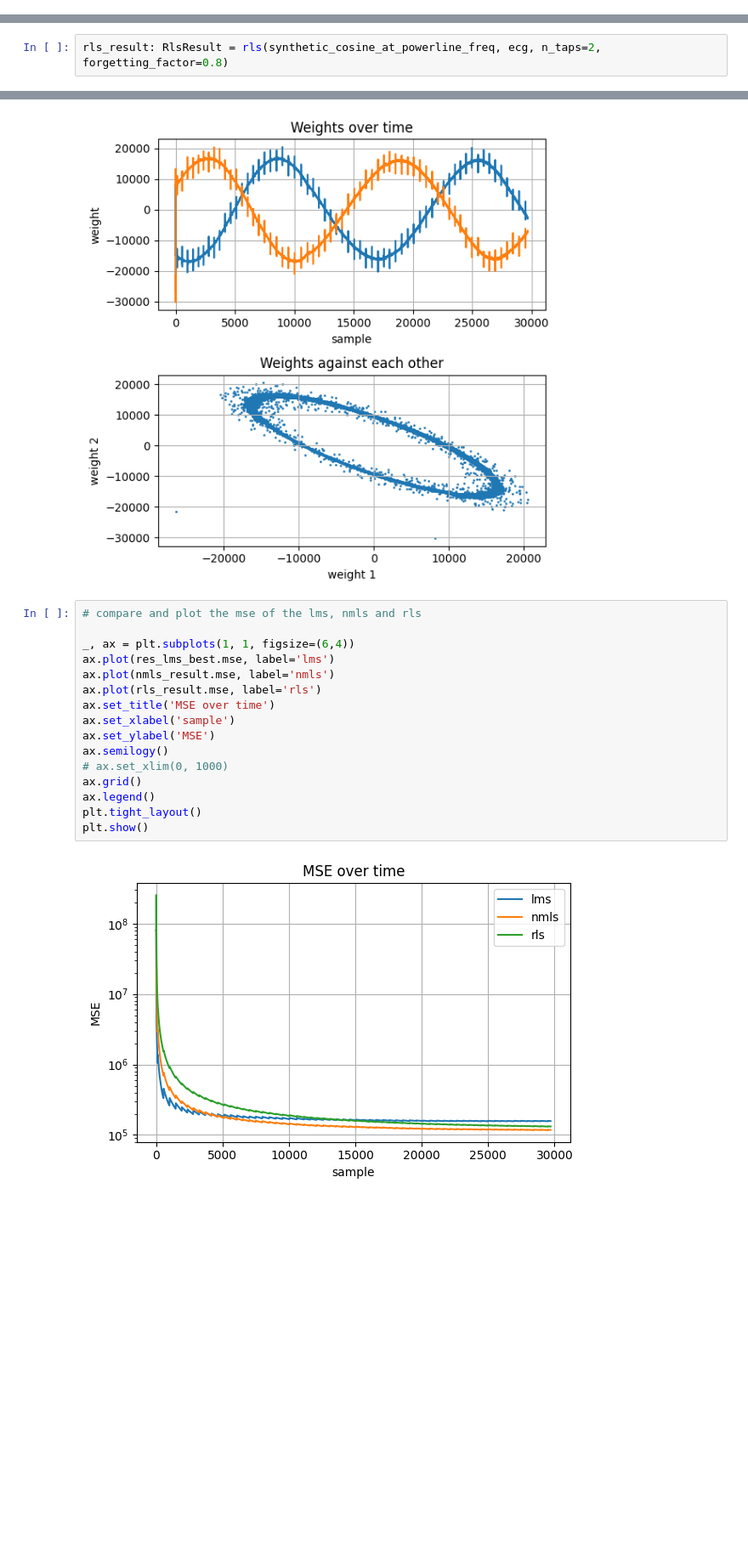
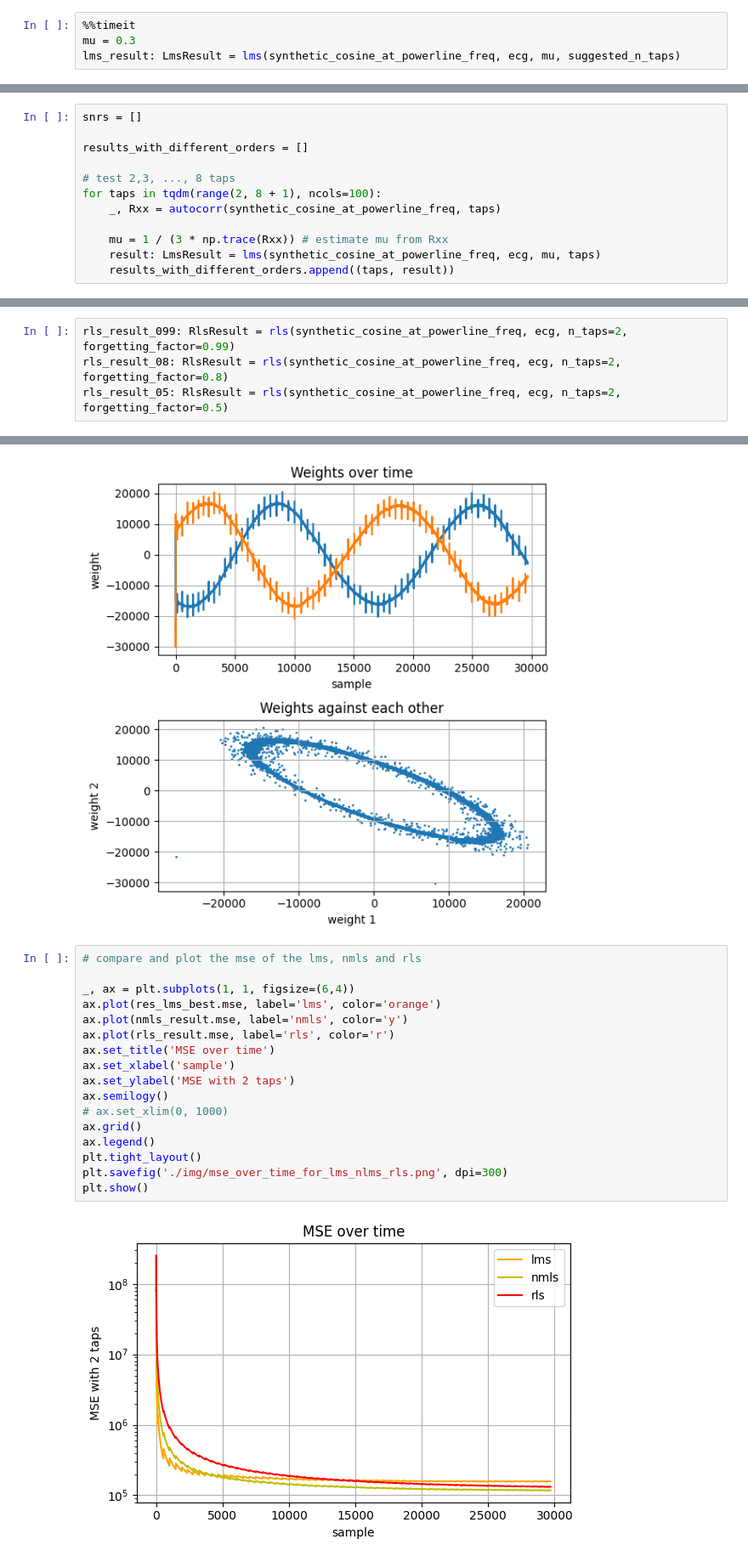
Before and after one commit to kpbaks/advance-signal-processing-assignment-2, a Jupyter notebook: assignment_2.ipynb, the cells around one changed output, grey strips where cells are left out. Shown at 85% size. Cells and saved outputs as stored; diff of their text form; blank space fills up the shorter version.

```diff
--- a/assignment_2.ipynb
+++ b/assignment_2.ipynb
@@ -163,3 +170,7 @@ mu = 0.3 # step size between 0 and 1 / (3 * trR)
 lms_result: LmsResult = lms(synthetic_cosine_at_powerline_freq, ecg, mu, suggested_n_taps)
 y = lms_result.y
 err = lms_result.err
+# %%
+%%timeit
+mu = 0.3
+lms_result: LmsResult = lms(synthetic_cosine_at_powerline_freq, ecg, mu, suggested_n_taps)
@@ -196,3 +209,15 @@ def plot_weights_over_time_and_against_each_other(adaptive_filter_result, figsiz
 plot_weights_over_time_and_against_each_other(lms_result, savefig='./img/lms_weights_over_time_and_against_each_other_taps_2_mu_0.3.png')
 # %% [output]
 [figure]
+# %%
+snrs = []
+
+results_with_different_orders = []
+
+# test 2,3, ..., 8 taps
+for taps in tqdm(range(2, 8 + 1), ncols=100):
+    _, Rxx = autocorr(synthetic_cosine_at_powerline_freq, taps)
+
+    mu = 1 / (3 * np.trace(Rxx)) # estimate mu from Rxx
+    result: LmsResult = lms(synthetic_cosine_at_powerline_freq, ecg, mu, taps)
+    results_with_different_orders.append((taps, result))
@@ -500,7 +575,9 @@ _: RlsResult = rls(synthetic_cosine_at_powerline_freq, ecg, n_taps=2, forgetting
 # %% [output]
 2.99 s ± 295 ms per loop (mean ± std. dev. of 7 runs, 1 loop each)
 # %%
-rls_result: RlsResult = rls(synthetic_cosine_at_powerline_freq, ecg, n_taps=2, forgetting_factor=0.8)
+rls_result_099: RlsResult = rls(synthetic_cosine_at_powerline_freq, ecg, n_taps=2, forgetting_factor=0.99)
+rls_result_08: RlsResult = rls(synthetic_cosine_at_powerline_freq, ecg, n_taps=2, forgetting_factor=0.8)
+rls_result_05: RlsResult = rls(synthetic_cosine_at_powerline_freq, ecg, n_taps=2, forgetting_factor=0.5)
 # %%
 # identification
 # f = pa.filters.FilterRLS(n=2, mu=0.1, w="random")
@@ -516,18 +631,19 @@ plot_weights_over_time_and_against_each_other(rls_result)
 # %%
 # compare and plot the mse of the lms, nmls and rls
 
 _, ax = plt.subplots(1, 1, figsize=(6,4))
-ax.plot(res_lms_best.mse, label='lms')
-ax.plot(nmls_result.mse, label='nmls')
-ax.plot(rls_result.mse, label='rls')
+ax.plot(res_lms_best.mse, label='lms', color='orange')
+ax.plot(nmls_result.mse, label='nmls', color='y')
+ax.plot(rls_result.mse, label='rls', color='r')
 ax.set_title('MSE over time')
 ax.set_xlabel('sample')
-ax.set_ylabel('MSE')
+ax.set_ylabel('MSE with 2 taps')
 ax.semilogy()
 # ax.set_xlim(0, 1000)
 ax.grid()
 ax.legend()
 plt.tight_layout()
+plt.savefig('./img/mse_over_time_for_lms_nlms_rls.png', dpi=300)
 plt.show()
 # %% [output]
-[figure, old version]
+[figure, new version]
```
Also changed, not shown: parts of 15 cells of this notebook, 14 other files.
